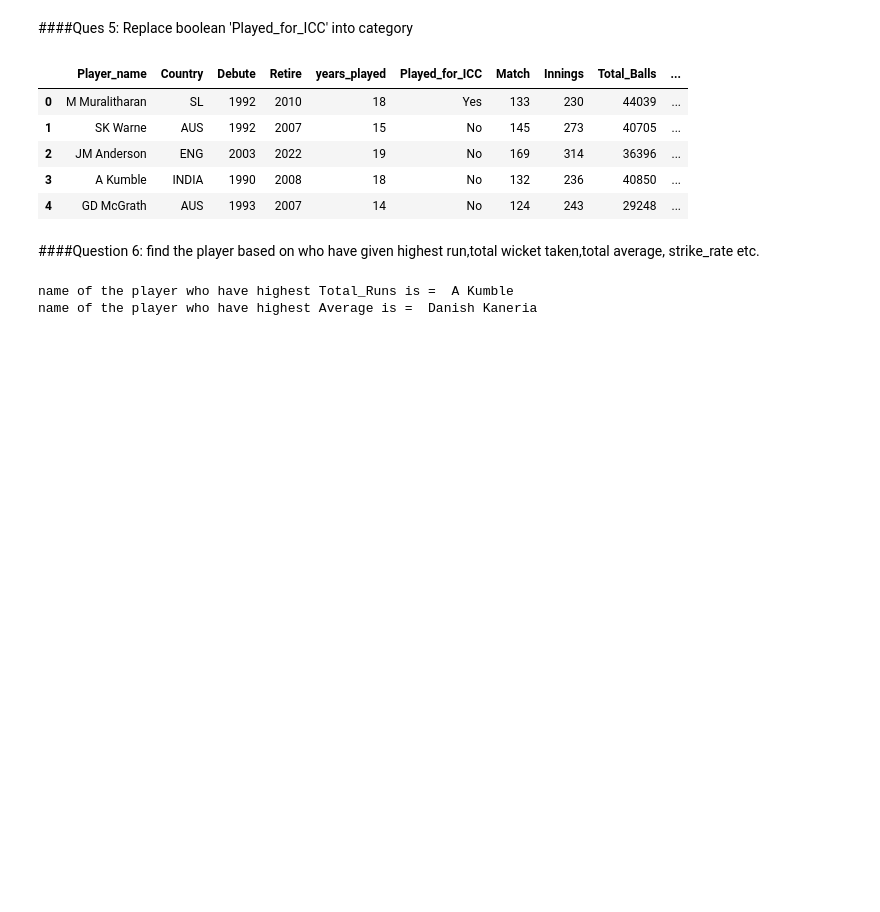
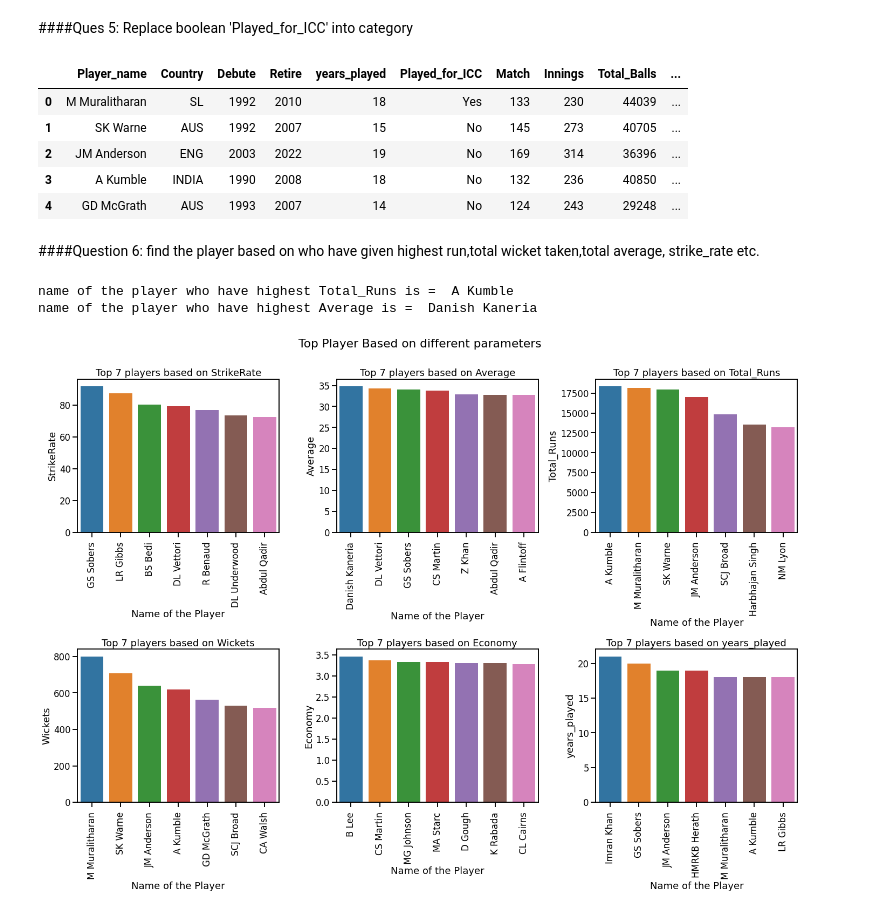
Before and after one commit to shourav47/Best_Bowler_Analysis_in_Test_Cricket, a Jupyter notebook: best_bowling_in_cricket_.ipynb, the cells around one changed output. Cells and saved outputs as stored; diff of their text form; code cells hidden in the pictures; blank space fills up the shorter version.

```diff
--- a/best_bowling_in_cricket_.ipynb
+++ b/best_bowling_in_cricket_.ipynb
@@ -382,13 +386,50 @@ name of the player who have highest Average is =  Danish Kaneria
+# %%
+df_strikeRate = Player('StrikeRate')
+df_average = Player('Average')
+df_TotalRun = Player('Total_Runs')
+df_wickets = Player('Wickets')
+df_economy = Player('Economy')
+df_years_played = Player('years_played')
 # %%
 
-def plots(key, DATA,y_label):
+def plots(key, DATA):
 
-  plt.figure(figsize= (20,12))
   sns.barplot(x = 'Player_name', y = key , data = DATA)
   plt.xlabel('Name of the Player')
-  plt.xticks(rotation = 45)
-  plt.ylabel(y_label)
-  plt.yticks(np.arange(0,110,20))
-  plt.title('Top 10 players based on ' + key)
-  plt.tight_layout()
-  plt.show()
+  plt.xticks(rotation = 90)
+  plt.ylabel(key)
+  plt.yticks()
+  plt.title('Top 7 players based on ' + key)
+# %%
+plt.figure(figsize= (20,14))
+
+
+plt.subplot(2,3,1)
+plot1 = plots('StrikeRate', df_strikeRate)
+plt.tight_layout()
+
+plt.subplot(2,3,2)
+plot2 = plots('Average', df_average)
+plt.tight_layout()
+
+plt.subplot(2,3,3)
+plot3 = plots('Total_Runs', df_TotalRun)
+plt.tight_layout()
+
+plt.subplot(2,3,4)
+plot4 = plots('Wickets', df_wickets)
+plt.tight_layout()
+
+plt.subplot(2,3,5)
+plot5 = plots('Economy', df_economy)
+plt.tight_layout()
+
+plt.subplot(2,3,6)
+plot6 = plots('years_played', df_years_played)
+plt.tight_layout()
+
+plt.suptitle('Top Player Based on different parameters', x = 0.5, y = 1.035)
+plt.tight_layout()
+plt.show()
+# %% [output]
+[figure, added]
```
Also changed, not shown: parts of 1 cell of this notebook.
